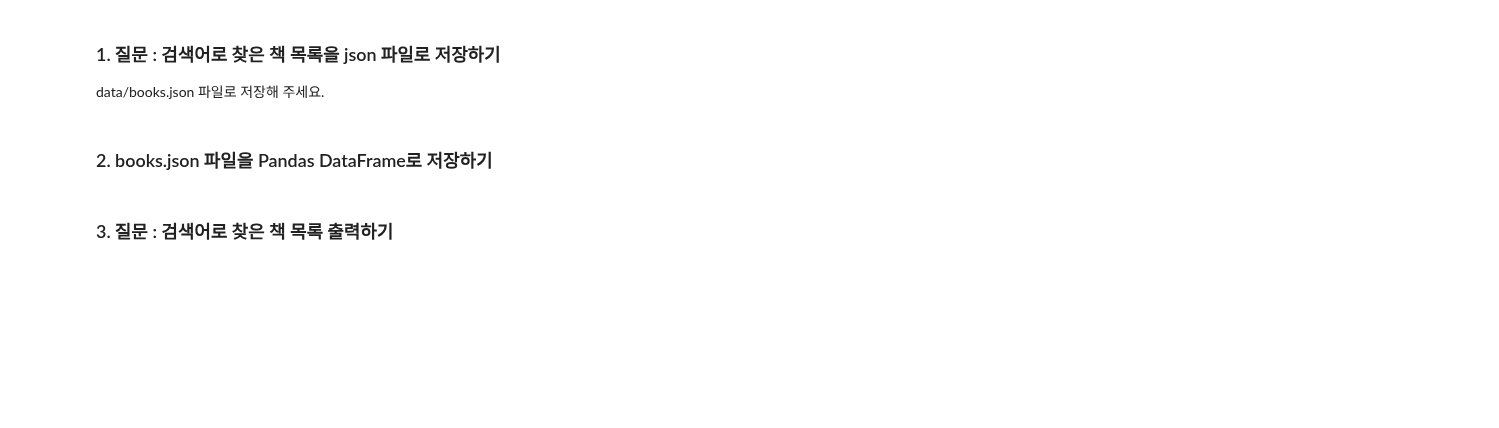
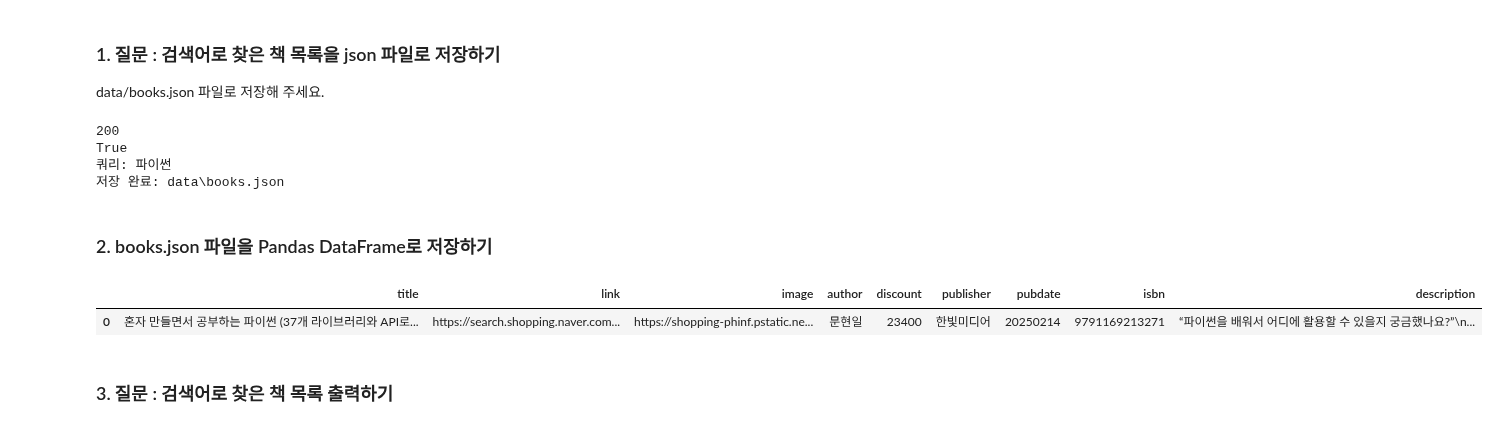
Before and after one commit to ikh0120/python_Webscraping_Analysis, a Jupyter notebook: 연습문제/03_네이버_API_호출해서_사용.ipynb, the cells around one changed output. Saved outputs shown, nothing was run; the diff lists cells and outputs as text; code cells hidden in the pictures; blank space fills up the shorter version.

```diff
--- a/연습문제/03_네이버_API_호출해서_사용.ipynb
+++ b/연습문제/03_네이버_API_호출해서_사용.ipynb
@@ -34,7 +121,48 @@ def search_books(query):
 ### 1. 질문 :  검색어로  찾은  책 목록을 json 파일로 저장하기
 
    data/books.json 파일로 저장해 주세요.
+# %%
+import json
+import os
+
+def save_books_to_json(query):
+    books = search_books(query)
+
+    save_dir = "data"
+    if not os.path.exists(save_dir):
+        os.makedirs(save_dir)
+        print(f"{save_dir} 디렉토리 만들기 완료")
+
+    save_path = os.path.join(save_dir, "books.json")
+    # print(save_path)
+    # print(query)
+    with open(save_path, "wt", encoding='UTF-8') as file:
+        json.dump(books, file, ensure_ascii=False, indent=4)
+        # ensure_ascii=False: 유니코드로 저장 안됨
+        # indent=4: 리스트, 딕셔너리 등 한 줄씩 괄호들이 바뀔 때 마다 4칸 띄어써서 저장
+    print(f"쿼리: {query}")
+    print(f"저장 완료: {save_path}")
+
+
+save_books_to_json("파이썬")
+# %% [output]
+200
+True
+쿼리: 파이썬
+저장 완료: data\books.json
 # %% [markdown]
 ### 2. books.json 파일을 Pandas DataFrame로 저장하기
+# %%
+import json
+import pandas as pd
+
+# JSON 파일 읽기모드로 열기
+with open("data\\books.json", "rt", encoding='UTF-8') as file:
+    books = json.load(file)
+books_df = pd.DataFrame(books)
+books_df.head(1)
+# %% [output]
+|  | title | link | image | author | discount | publisher | pubdate | isbn | description |
+| 0 | 혼자 만들면서 공부하는 파이썬 (37개 라이브러리와 API로... | https://search.shopping.naver.com... | https://shopping-phinf.pstatic.ne... | 문현일 | 23400 | 한빛미디어 | 20250214 | 9791169213271 | “파이썬을 배워서 어디에 활용할 수 있을지 궁금했나요?”\n... |
 # %% [markdown]
 ### 3. 질문 :  검색어로  찾은  책 목록 출력하기
```
Also changed, not shown: parts of 8 cells of this notebook, 4 other files.
